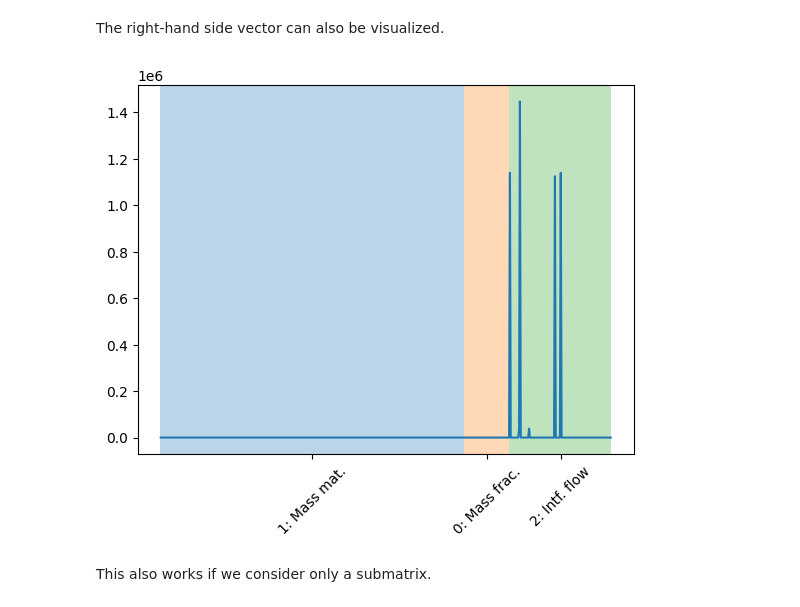
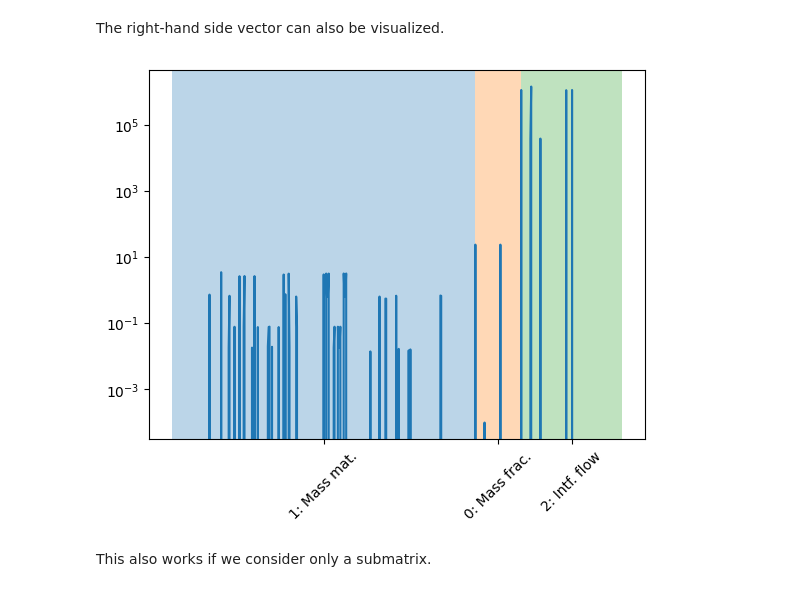
Before and after one commit to pmgbergen/FTHM-Solver, a Jupyter notebook: tutorial.ipynb, the cells around one changed output. Drawn from its saved outputs; the diff is of its cells as text; code cells hidden in the pictures.

```diff
--- a/tutorial.ipynb
+++ b/tutorial.ipynb
@@ -51,7 +59,7 @@ class TutorialBlockMatrix(IterativeLinearSolver):
 
     @cached_property
     def variable_groups(self) -> list[list[int]]:
-        """Here we declare the order of variable groups, which we will use
+        """We declare the order of variable groups, which we will use
         for indexing in a block Jacobian to declare a solver.
 
         """
@@ -239,11 +250,11 @@ The right-hand side vector can also be visualized.
 # %%
 _, rhs_global = model.linear_system
 # The rhs is stored in the original PorePy arrangement - we refer to it as 'global'.
 # If we changed the arrangement, we need to permute the rhs accordingly into the 'local' arrangement.
 local_rhs = J.project_rhs_to_local(rhs_global)
-J.color_left_vector(local_rhs, log=False)
+J.color_left_vector(local_rhs, log=True)
 # %% [output]
-[figure, old version]
+[figure, new version]
 # %% [markdown]
 This also works if we consider only a submatrix.
 # %%
```
Also changed, not shown: parts of 21 cells of this notebook, 13 other files.
